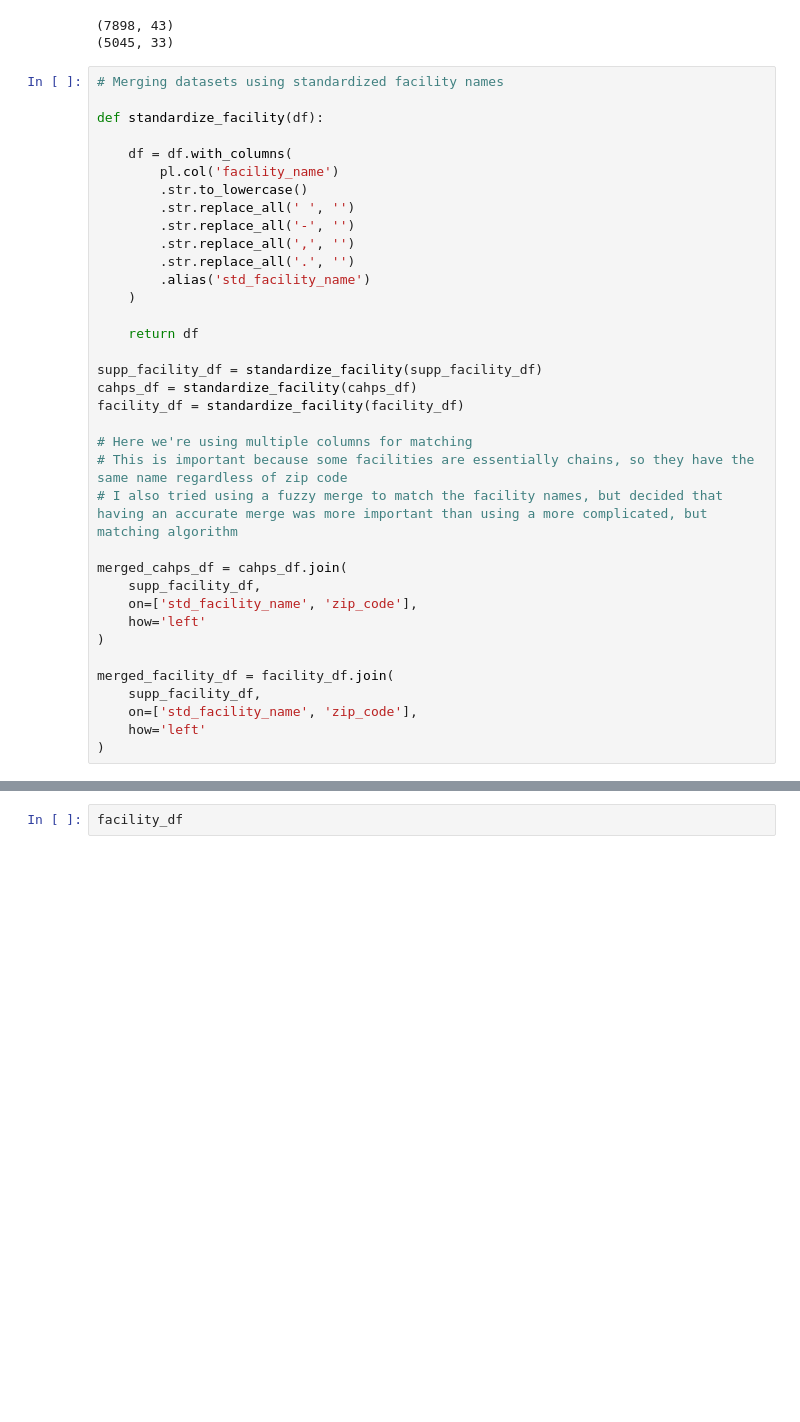
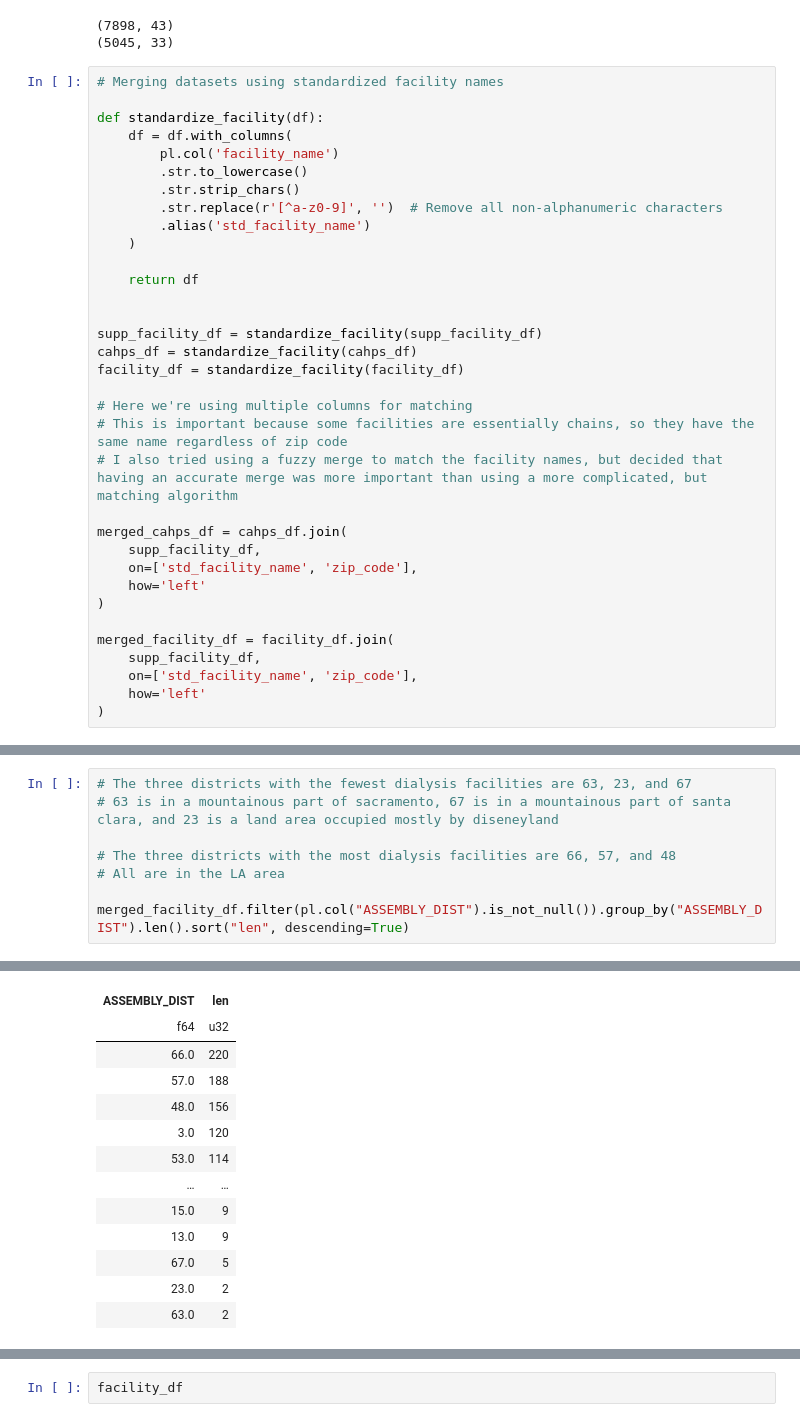
Before and after one commit to MichaelPaulLight/milestone_1, a Jupyter notebook: 004_data-processing-scripts/003_merge-clean-data/merge_ballot-measures_cms-data.ipynb, the cells around one changed output, grey strips where cells are left out. Cells and saved outputs as stored; diff of their text form; blank space fills up the shorter version.

```diff
--- a/004_data-processing-scripts/003_merge-clean-data/merge_ballot-measures_cms-data.ipynb
+++ b/004_data-processing-scripts/003_merge-clean-data/merge_ballot-measures_cms-data.ipynb
@@ -179,18 +182,16 @@ print(cahps_df.shape)
 # Merging datasets using standardized facility names
 
 def standardize_facility(df):
-
     df = df.with_columns(
         pl.col('facility_name')
         .str.to_lowercase()
-        .str.replace_all(' ', '')
-        .str.replace_all('-', '')
-        .str.replace_all(',', '')
-        .str.replace_all('.', '')
+        .str.strip_chars()
+        .str.replace(r'[^a-z0-9]', '')  # Remove all non-alphanumeric characters
         .alias('std_facility_name')
     )
 
     return df
+
 
 supp_facility_df = standardize_facility(supp_facility_df)
 cahps_df = standardize_facility(cahps_df)
@@ -221,0 +223,9 @@ Multi-column merge shape: (55384, 166)
+# %%
+# The three districts with the fewest dialysis facilities are 63, 23, and 67
+# 63 is in a mountainous part of sacramento, 67 is in a mountainous part of santa clara, and 23 is a land area occupied mostly by diseneyland
+
+# The three districts with the most dialysis facilities are 66, 57, and 48
+# All are in the LA area
+
+merged_facility_df.filter(pl.col("ASSEMBLY_DIST").is_not_null()).group_by("ASSEMBLY_DIST").len().sort("len", descending=True)
+# %% [output]
@@ -221,0 +233,13 @@ Multi-column merge shape: (55384, 166)
+| ASSEMBLY_DIST | len |
+| f64 | u32 |
+| 66.0 | 220 |
+| 57.0 | 188 |
+| 48.0 | 156 |
+| 3.0 | 120 |
+| 53.0 | 114 |
+| … | … |
+| 15.0 | 9 |
+| 13.0 | 9 |
+| 67.0 | 5 |
+| 23.0 | 2 |
+| 63.0 | 2 |
```
Also changed, not shown: parts of 14 cells of this notebook.
